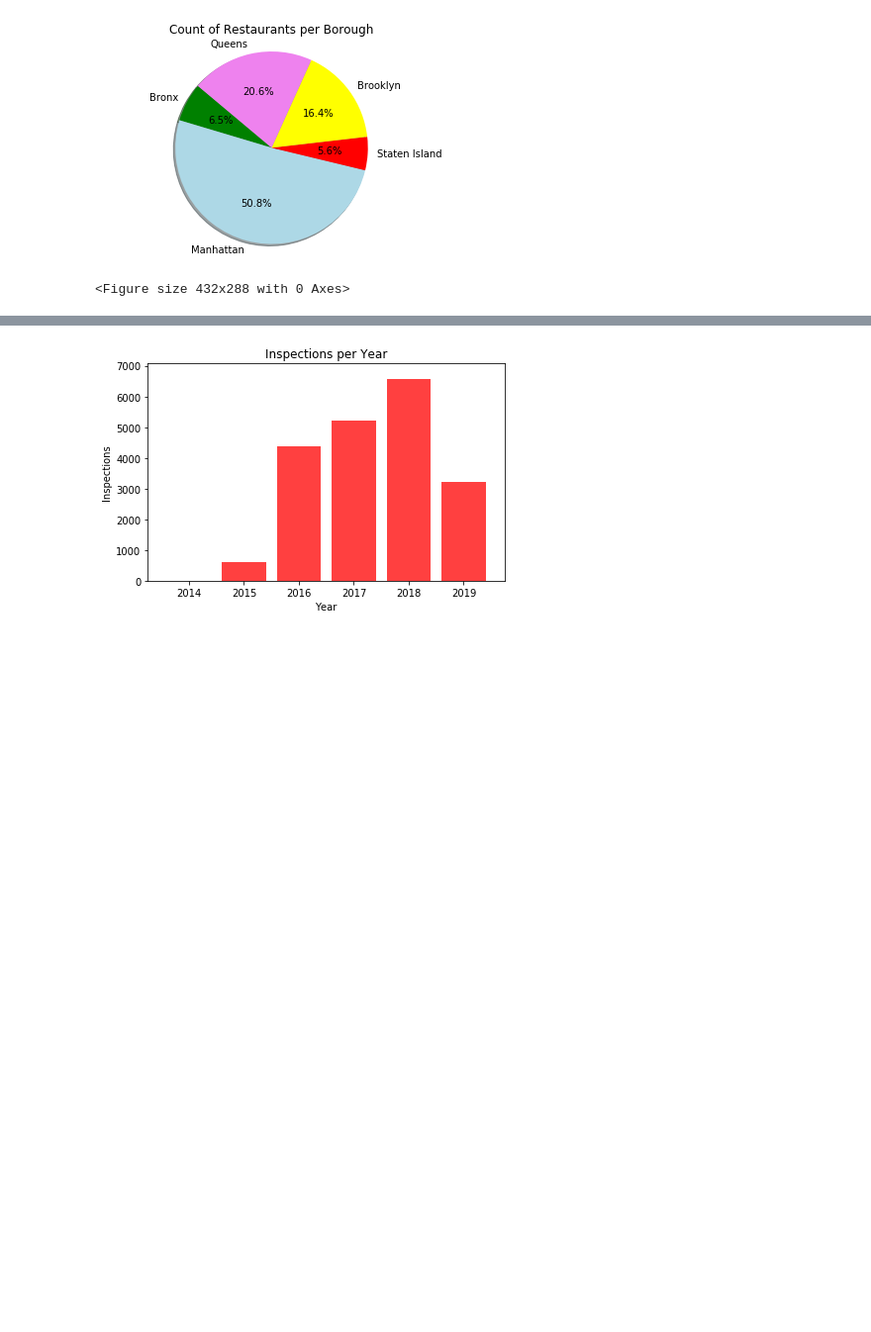
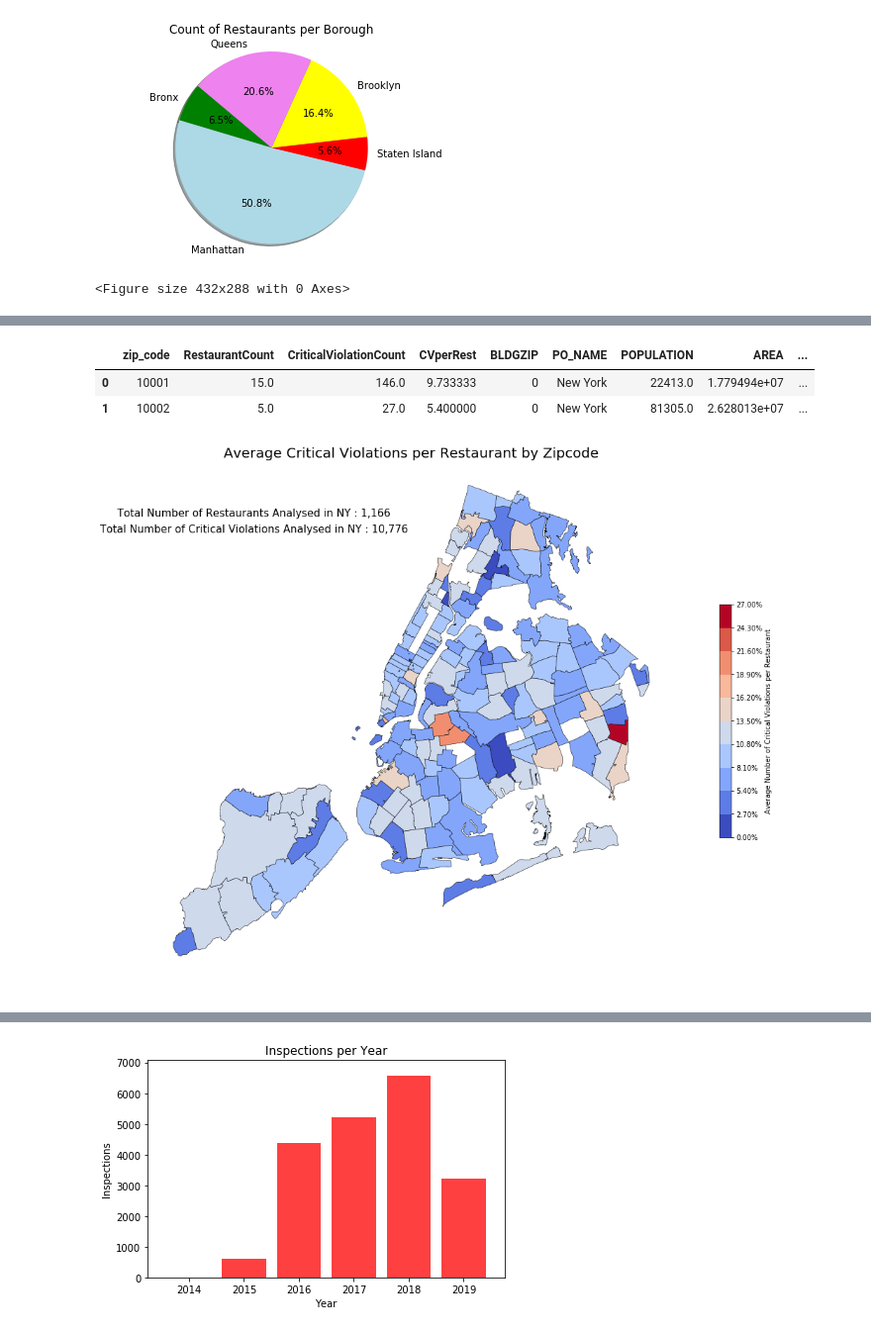
Before and after one commit to dewizdumb/Project-1, a Jupyter notebook: Raza.ipynb, the cells around one changed output, grey strips where cells are left out. Shown at 99% size. Saved outputs shown, nothing was run; the diff lists cells and outputs as text; code cells hidden in the pictures; blank space fills up the shorter version.

```diff
--- a/Raza.ipynb
+++ b/Raza.ipynb
@@ -218,3 +522,81 @@ plt.savefig('Outputs/Count_restaurants.png')
+# %%
+#Converting DF to GeoDataFrame
+
+CViolperRestUpdated=GeoDataFrame(CViolperRest)
+CViolperRestUpdated = CViolperRestUpdated.rename(columns = {"zipcode" : "zip_code"})
+
+#print(type(zip_codesData))
+#print(type(restaurantDensityUpdated))
+
+#Merging GeoDataFrame with Critical Violations Per Restaurant
+
+CViolperRestUpdated['zip_code'] = CViolperRestUpdated['zip_code'].astype(int)
+CViolperRestUpdated = GeoDataFrame(CViolperRestUpdated.merge(zip_codesData, how='right',
+                                                                       left_on='zip_code', right_on='zip_code'))
+CViolperRestUpdated= CViolperRestUpdated.dropna() #drop null values
+CViolperRestUpdated.head(2)
+# %% [output]
+|  | zip_code | RestaurantCount | CriticalViolationCount | CVperRest | BLDGZIP | PO_NAME | POPULATION | AREA | ... |
+| 0 | 10001 | 15.0 | 146.0 | 9.733333 | 0 | New York | 22413.0 | 1.779494e+07 | ... |
+| 1 | 10002 | 5.0 | 27.0 | 5.400000 | 0 | New York | 81305.0 | 2.628013e+07 | ... |
+# %%
+#ColorSchems: OrRd,seismic,viridis,RdYlBu,coolwarm,hot,YlGn
+
+numOfcolorGradation = 10
+chartSize = 15
+colorScheme = 'coolwarm'
+edgeColorValue = 'black'
+boundaryLineWidth = 0.5
+
+cmap = plt.cm.get_cmap(colorScheme, numOfcolorGradation)
+
+fig, ax = plt.subplots(figsize = (chartSize,chartSize))
+zz_Chart2 = CViolperRestUpdated.plot(column='CVperRest',
+                                 cmap=cmap,
+                                 alpha=1,
+                                 linewidth=boundaryLineWidth,
+                                 ax=ax,
+                                 edgecolor=edgeColorValue)
+
+
+vmin4 = CViolperRestUpdated.CVperRest.min()
+vmax4 = CViolperRestUpdated.CVperRest.max()
+
+# Create colorbar as a legend
+sm = plt.cm.ScalarMappable(cmap=cmap, norm=plt.Normalize(vmin=vmin4, vmax=vmax4))
+# empty array for the data range
+sm._A = []
+# add the colorbar to the figure
+
+
+ticksVal=np.linspace(start=0, stop=float(max(CViolperRestUpdated['CVperRest'].values)),
+                     num=numOfcolorGradation+1)
+
+cbar = fig.colorbar(sm,
+                    cmap=cmap,
+                    ax=ax,
+                    fraction=0.02,
+                    pad=0.08,
+                    label='Average Number of Critical Violations per Restaurant',
+                    ticks=ticksVal,
+                    format=StrMethodFormatter('{x:,.2f}%'))
+
+plt.title('Average Critical Violations per Restaurant by Zipcode', size=20)
+plt.axis('off')
+
+plt.text(0.2, 0.9,
+         s='Total Number of Restaurants Analysed in NY : ' +
+         str(format(int(sum(restaurantDensityUpdated['RestaurantCount'].values)),',d')),
+         ha='center', va='center', transform=ax.transAxes, size=15)
+plt.text(0.2, 0.87,
+         s='Total Number of Critical Violations Analysed in NY : ' +
+         str(format(int(TotalCriticalViolations),',d')),
+         ha='center', va='center', transform=ax.transAxes, size=15)
+
+plt.savefig('Critical_Violations_per_Restaurant_by_Zipcode.png')
+plt.show()
+# %% [output]
+[figure, added]
 # %%
 # Graph 8: heatmap of grades by zipcode or scatterplot by cuisine
 # describes best and worst zipcodes, shows good/bad restaurants by cuisine
```
Also changed, not shown: parts of 34 cells of this notebook, 19 other files.
